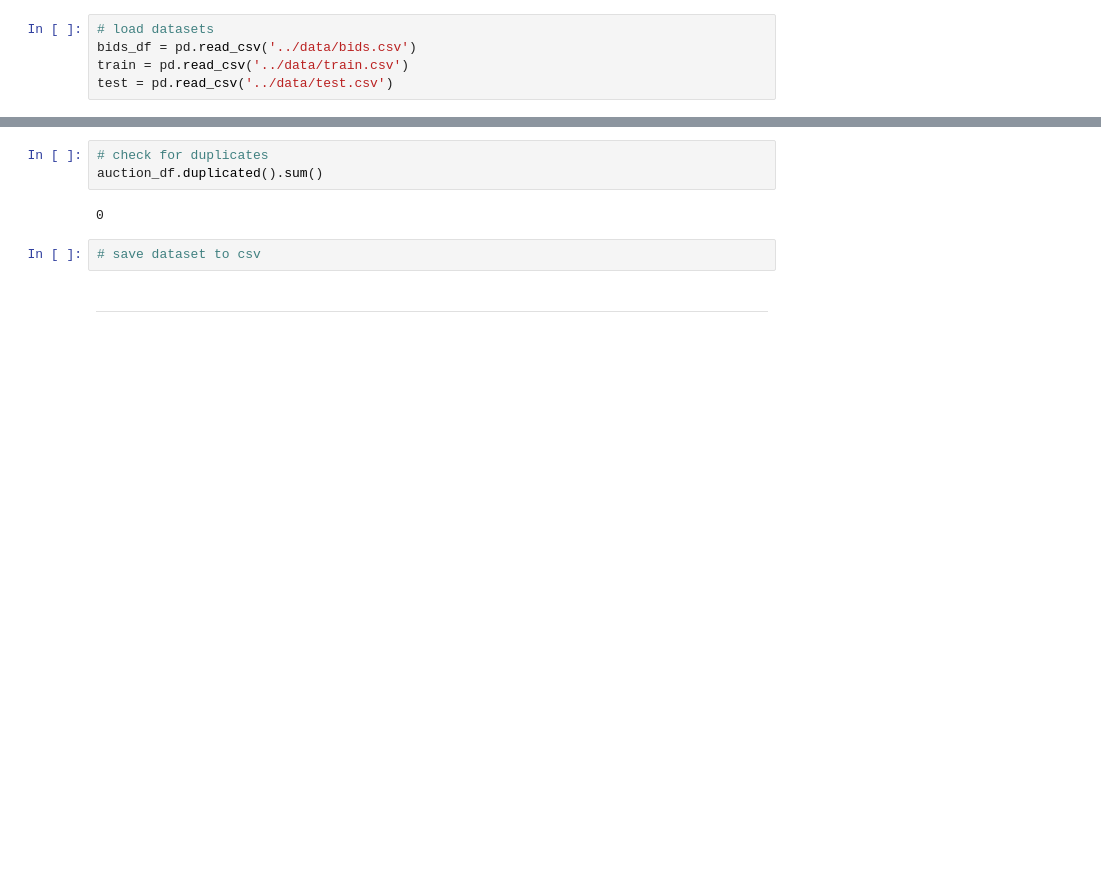
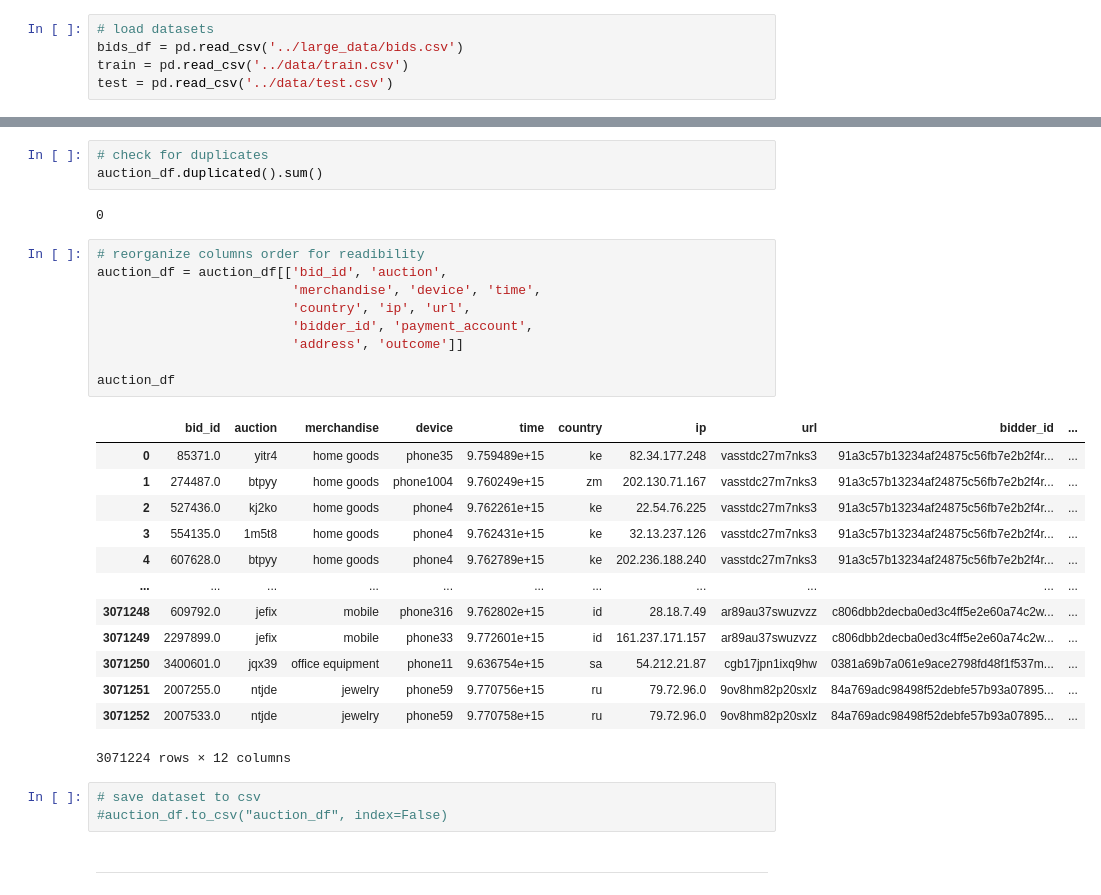
Before and after one commit to gabriellewald/auction-fraud-detection, a Jupyter notebook: notebooks/1_data_wrangling.ipynb, the cells around one changed output, grey strips where cells are left out. Saved outputs shown, nothing was run; the diff lists cells and outputs as text; blank space fills up the shorter version.

```diff
--- a/notebooks/1_data_wrangling.ipynb
+++ b/notebooks/1_data_wrangling.ipynb
@@ -60,7 +60,7 @@ import pandas as pd
 import numpy as np
 # %%
 # load datasets
-bids_df = pd.read_csv('../data/bids.csv')
+bids_df = pd.read_csv('../large_data/bids.csv')
 train = pd.read_csv('../data/train.csv')
 test = pd.read_csv('../data/test.csv')
 # %%
@@ -276,7 +296,31 @@ dtype: int64
 auction_df.duplicated().sum()
 # %% [output]
 0
+# %%
+# reorganize columns order for readibility
+auction_df = auction_df[['bid_id', 'auction',
+                         'merchandise', 'device', 'time',
+                         'country', 'ip', 'url',
+                         'bidder_id', 'payment_account',
+                         'address', 'outcome']]
+
+auction_df
+# %% [output]
+|  | bid_id | auction | merchandise | device | time | country | ip | url | bidder_id | ... |
+| 0 | 85371.0 | yitr4 | home goods | phone35 | 9.759489e+15 | ke | 82.34.177.248 | vasstdc27m7nks3 | 91a3c57b13234af24875c56fb7e2b2f4r... | ... |
+| 1 | 274487.0 | btpyy | home goods | phone1004 | 9.760249e+15 | zm | 202.130.71.167 | vasstdc27m7nks3 | 91a3c57b13234af24875c56fb7e2b2f4r... | ... |
+| 2 | 527436.0 | kj2ko | home goods | phone4 | 9.762261e+15 | ke | 22.54.76.225 | vasstdc27m7nks3 | 91a3c57b13234af24875c56fb7e2b2f4r... | ... |
+| 3 | 554135.0 | 1m5t8 | home goods | phone4 | 9.762431e+15 | ke | 32.13.237.126 | vasstdc27m7nks3 | 91a3c57b13234af24875c56fb7e2b2f4r... | ... |
+| 4 | 607628.0 | btpyy | home goods | phone4 | 9.762789e+15 | ke | 202.236.188.240 | vasstdc27m7nks3 | 91a3c57b13234af24875c56fb7e2b2f4r... | ... |
+| ... | ... | ... | ... | ... | ... | ... | ... | ... | ... | ... |
+| 3071248 | 609792.0 | jefix | mobile | phone316 | 9.762802e+15 | id | 28.18.7.49 | ar89au37swuzvzz | c806dbb2decba0ed3c4ff5e2e60a74c2w... | ... |
+| 3071249 | 2297899.0 | jefix | mobile | phone33 | 9.772601e+15 | id | 161.237.171.157 | ar89au37swuzvzz | c806dbb2decba0ed3c4ff5e2e60a74c2w... | ... |
+| 3071250 | 3400601.0 | jqx39 | office equipment | phone11 | 9.636754e+15 | sa | 54.212.21.87 | cgb17jpn1ixq9hw | 0381a69b7a061e9ace2798fd48f1f537m... | ... |
+| 3071251 | 2007255.0 | ntjde | jewelry | phone59 | 9.770756e+15 | ru | 79.72.96.0 | 9ov8hm82p20sxlz | 84a769adc98498f52debfe57b93a07895... | ... |
+| 3071252 | 2007533.0 | ntjde | jewelry | phone59 | 9.770758e+15 | ru | 79.72.96.0 | 9ov8hm82p20sxlz | 84a769adc98498f52debfe57b93a07895... | ... |
+3071224 rows × 12 columns
 # %%
 # save dataset to csv
+#auction_df.to_csv("auction_df", index=False)
 # %% [markdown]
 --------
```
Also changed, not shown: parts of 6 cells of this notebook, 1 other file.
